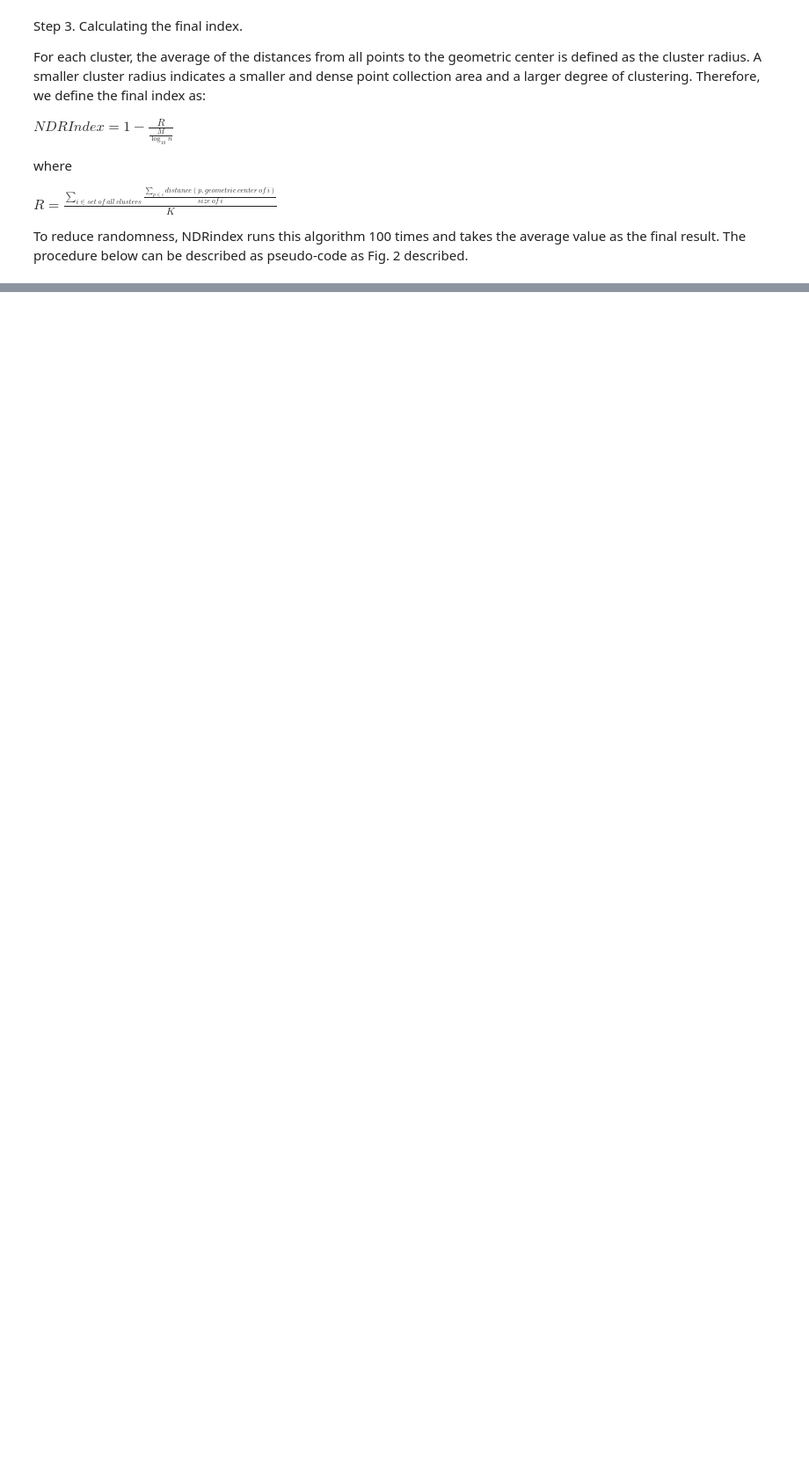
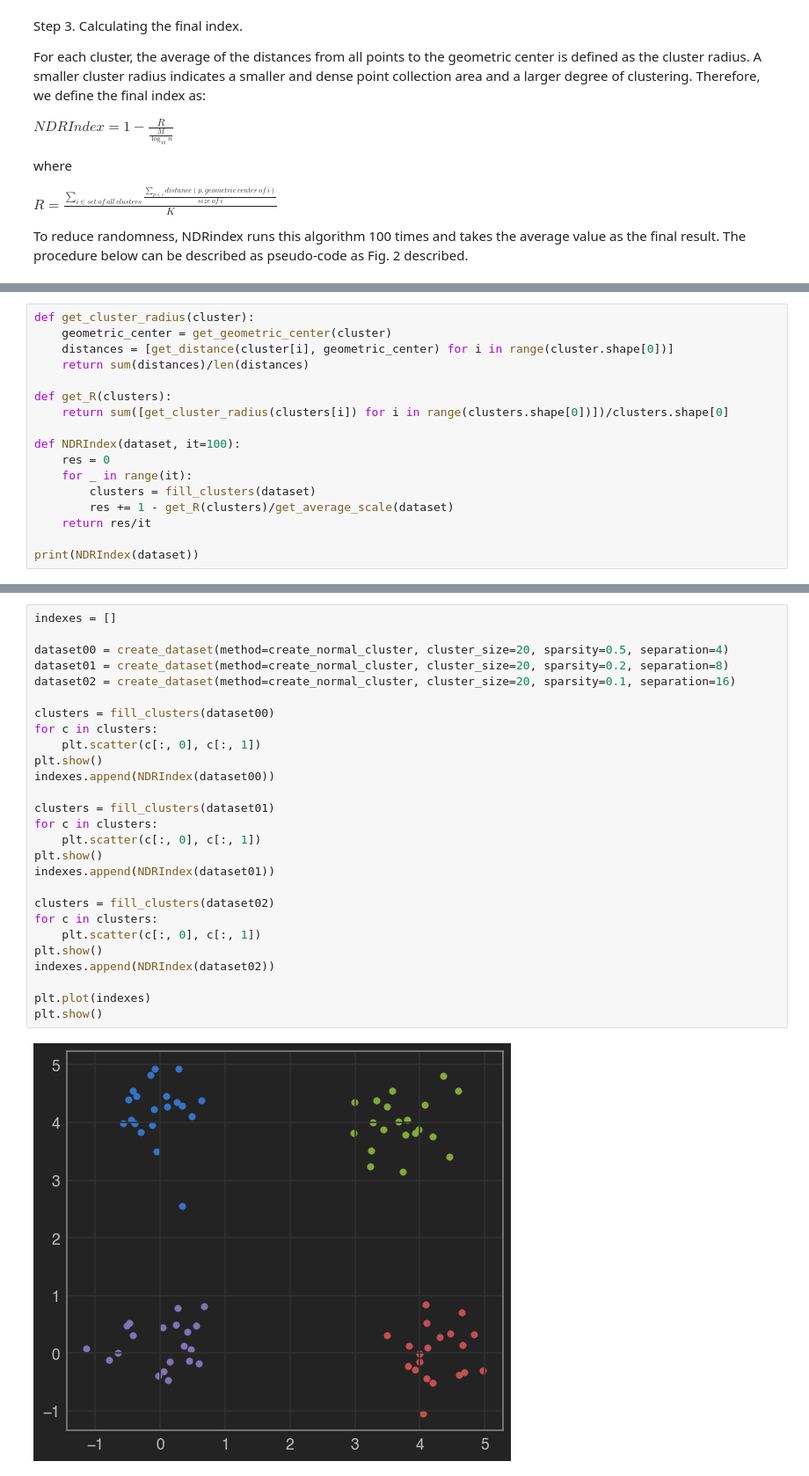
Before and after one commit to ptribel/NDRIndex, a Jupyter notebook: NDRIndex.ipynb, the cells around one changed output, grey strips where cells are left out. Shown: that part at 88% size. Drawn from its saved outputs; the diff is of its cells as text; blank space fills up the shorter version.

```diff
--- a/NDRIndex.ipynb
+++ b/NDRIndex.ipynb
@@ -225,0 +210,17 @@ plt.show()
+# %%
+def get_cluster_radius(cluster):
+    geometric_center = get_geometric_center(cluster)
+    distances = [get_distance(cluster[i], geometric_center) for i in range(cluster.shape[0])]
+    return sum(distances)/len(distances)
+
+def get_R(clusters):
+    return sum([get_cluster_radius(clusters[i]) for i in range(clusters.shape[0])])/clusters.shape[0]
+
+def NDRIndex(dataset, it=100):
+    res = 0
+    for _ in range(it):
+        clusters = fill_clusters(dataset)
+        res += 1 - get_R(clusters)/get_average_scale(dataset)
+    return res/it
+
+print(NDRIndex(dataset))
@@ -225,0 +237,29 @@ plt.show()
+# %%
+indexes = []
+
+dataset00 = create_dataset(method=create_normal_cluster, cluster_size=20, sparsity=0.5, separation=4)
+dataset01 = create_dataset(method=create_normal_cluster, cluster_size=20, sparsity=0.2, separation=8)
+dataset02 = create_dataset(method=create_normal_cluster, cluster_size=20, sparsity=0.1, separation=16)
+
+clusters = fill_clusters(dataset00)
+for c in clusters:
+    plt.scatter(c[:, 0], c[:, 1])
+plt.show()
+indexes.append(NDRIndex(dataset00))
+
+clusters = fill_clusters(dataset01)
+for c in clusters:
+    plt.scatter(c[:, 0], c[:, 1])
+plt.show()
+indexes.append(NDRIndex(dataset01))
+
+clusters = fill_clusters(dataset02)
+for c in clusters:
+    plt.scatter(c[:, 0], c[:, 1])
+plt.show()
+indexes.append(NDRIndex(dataset02))
+
+plt.plot(indexes)
+plt.show()
+# %% [output]
+[figure, added]
```
Also changed, not shown: parts of 12 cells of this notebook, 1 other file.
